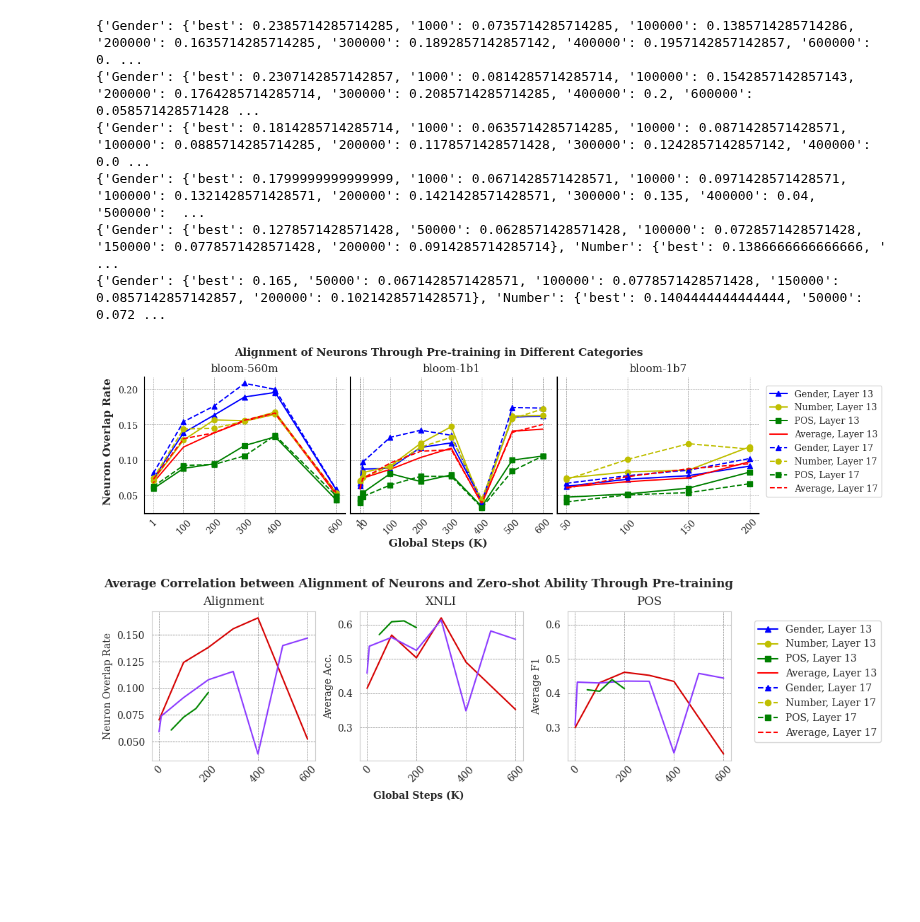
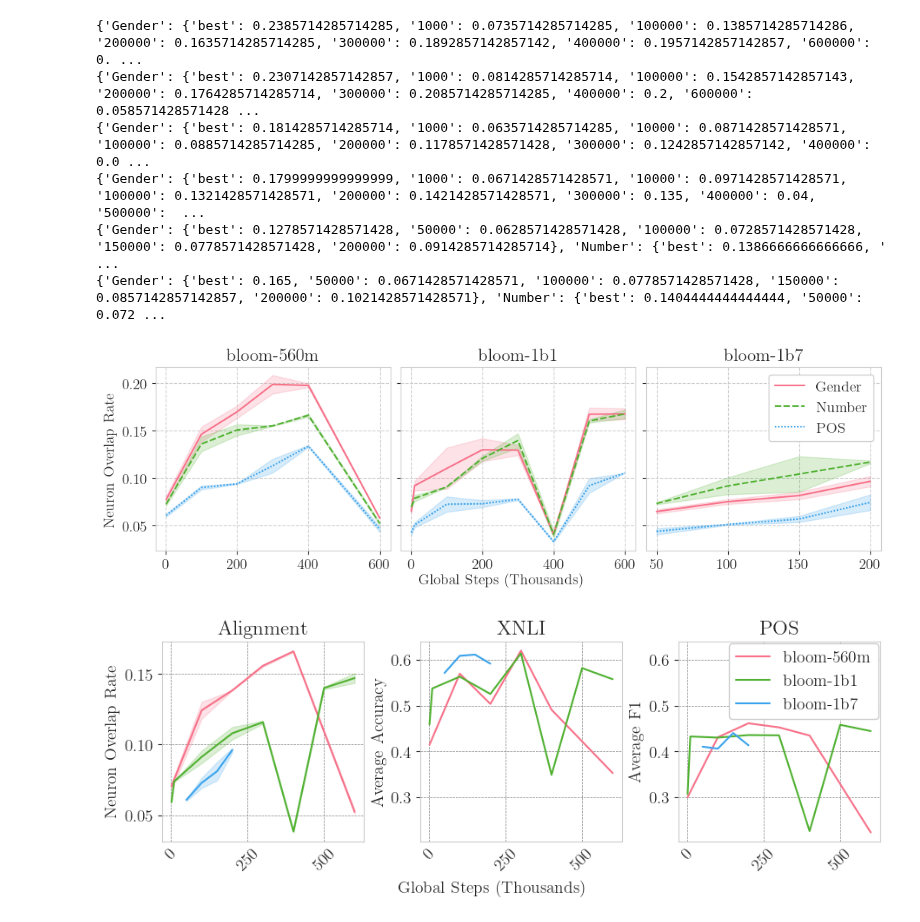
Before and after one commit to ErikaaWang/multilingual-typology-probing, a Jupyter notebook: scatter_plot_ovlp.ipynb, the cells around one changed output. Drawn from its saved outputs; the diff is of its cells as text; code cells hidden in the pictures; blank space fills up the shorter version.

```diff
--- a/scatter_plot_ovlp.ipynb
+++ b/scatter_plot_ovlp.ipynb
@@ -18,3 +12,20 @@ sns.set_palette(palette)
+# %%
+sns.set_style("whitegrid")
+palette = sns.color_palette("husl", 3)
+sns.set_palette(palette)
+
+andy_theme = {'axes.grid': True,
+              'grid.linestyle': '--',
+              'legend.framealpha': 1,
+              'legend.facecolor': 'white',
+              'legend.shadow': False,
+              'figure.dpi': 100,}
+plt.rcParams.update(andy_theme)
+plt.rc('text', usetex=True )
+plt.rc('font', family='Times New Roman', weight='heavy', size=14)
+plt.rcParams['xtick.bottom'] = True
+plt.rcParams['ytick.left'] = True
+plt.rcParams['mathtext.fontset'] = 'custom'
 # %%
 # ==================args=====================
 # checkpoints = ['50000', '100000', '150000', '200000']
@@ -30,6 +41,7 @@ for model in ['bloom-560m', 'bloom-1b1', 'bloom-1b7']:
 
     lines = ['-', '--']
     line_index = 0
+    xs, ys, attrs = [], [], []
     for l in ['inter-layer-13', 'inter-layer-17']:
 
         label = {'inter-layer-13': "Layer 13",
@@ -40,16 +52,23 @@ for model in ['bloom-560m', 'bloom-1b1', 'bloom-1b7']:
 
         print(ovlp_dict)
         shapes = {'Gender':'^', 'Number':'o', 'POS':'s'}
-        colors = {'Gender':'b', 'Number':'y', 'POS':'g'}
         attr_index = 0
         for attr, avg_ovlp_rate in ovlp_dict.items():
             del avg_ovlp_rate['best']
-            x = [int(x) for x in avg_ovlp_rate.keys()]
-            y = avg_ovlp_rate.values()
-            # print(x)
-            # print(y)
+            x = [int(x) / 1000 for x in avg_ovlp_rate.keys()]
+            y = list(avg_ovlp_rate.values())
+            attr
+            xs += x
+            ys += y
+            attrs += [attr] * len(x)
+        line_index += 1
+    sns.lineplot(x=xs, y=ys, hue=attrs, style=attrs, ax=axs[model_index], legend=(model_index==2))
 
-            axs[model_index].plot(x, y, f"{colors[attr]}{shapes[attr]}{lines[line_index]}", label=f'{attr}, {label[l]}')
+    axs[model_index].set_title(model)
+    axs[model_index].xticks = x
+
+    """
+            axs[model_index].plot(x, y, f"{shapes[attr]}{lines[line_index]}", label=f'{attr}, {label[l]}')
             axs[model_index].set_title(model)
             axs[model_index].xticks = x
 
@@ -81,7 +100,6 @@ for model in ['bloom-560m', 'bloom-1b1', 'bloom-1b7']:
 
             attr_index += 1
 
-
         with open(f'csv_files/{model}_{l}_avg-ovlp-rate-by-ckpt.txt', 'r') as f:
             read_lines = f.readlines()
             avg_ovlp_dict = {}
@@ -92,48 +110,48 @@ for model in ['bloom-560m', 'bloom-1b1', 'bloom-1b7']:
                 avg_ovlp_dict[int(split_list[0])] = float(split_list[1])
             ckpts, avg_ovlps = zip(*avg_ovlp_dict.items())
             axs[model_index].plot(ckpts, avg_ovlps, f"r{lines[line_index]}", label=f'Average, {label[l]}')
-        line_index += 1
+        """
 
     model_index += 1
 
+"""
 labels_handles = {
   label: handle for ax in fig.axes for handle, label in zip(*ax.get_legend_handles_labels())
 }
 
 legend = fig.legend(
   labels_handles.values(),
   labels_handles.keys(),
   loc = 'center left',
    bbox_to_anchor=(1, 0.5),
    bbox_transform = plt.gcf().transFigure,
    ncol=1
 )
 
 for text in legend.get_texts():
     text.set_horizontalalignment('center')
 
 # plt.text(-0.3, 1.05, 'k', transform=plt.gcf().transFigure, fontsize=12, verticalalignment='top', horizontalalignment='left')
 # plt.subplots_adjust(wspace=0.4)
-
+"""
 
 # set x label
-fig.text(0.5, -0.04, 'Global Steps (K)', ha='center', fontweight='bold', fontsize=12)
+fig.text(0.5, -0.04, 'Global Steps (Thousands)', ha='center', fontweight='bold', fontsize=14)
 # set y label
-fig.text(-0.02, 0.5, 'Neuron Overlap Rate', va='center', rotation='vertical', fontweight='bold', fontsize=12)
+fig.text(-0.02, 0.5, 'Neuron Overlap Rate', va='center', rotation='vertical', fontweight='bold', fontsize=14)
 
 # set plot title
-fig.suptitle('Alignment of Neurons Through Pre-training in Different Categories', fontweight='bold', fontsize=12)
 # plt.tight_layout(rect=[0, 0.03, 0.85, 0.95])
 # plt.setp(axs, xlabel='Global Steps (K)', ylabel='Neuron Overlap Rate')
 plt.savefig(f'experiments/scatterplots/alignment.pdf', bbox_inches='tight')
 # %% [output]
 {'Gender': {'best': 0.2385714285714285, '1000': 0.0735714285714285, '100000': 0.1385714285714286, '200000': 0.1635714285714285, '300000': 0.1892857142857142, '400000': 0.1957142857142857, '600000': 0. ...
 {'Gender': {'best': 0.2307142857142857, '1000': 0.0814285714285714, '100000': 0.1542857142857143, '200000': 0.1764285714285714, '300000': 0.2085714285714285, '400000': 0.2, '600000': 0.058571428571428 ...
 {'Gender': {'best': 0.1814285714285714, '1000': 0.0635714285714285, '10000': 0.0871428571428571, '100000': 0.0885714285714285, '200000': 0.1178571428571428, '300000': 0.1242857142857142, '400000': 0.0 ...
 {'Gender': {'best': 0.1799999999999999, '1000': 0.0671428571428571, '10000': 0.0971428571428571, '100000': 0.1321428571428571, '200000': 0.1421428571428571, '300000': 0.135, '400000': 0.04, '500000':  ...
 {'Gender': {'best': 0.1278571428571428, '50000': 0.0628571428571428, '100000': 0.0728571428571428, '150000': 0.0778571428571428, '200000': 0.0914285714285714}, 'Number': {'best': 0.1386666666666666, ' ...
 {'Gender': {'best': 0.165, '50000': 0.0671428571428571, '100000': 0.0778571428571428, '150000': 0.0857142857142857, '200000': 0.1021428571428571}, 'Number': {'best': 0.1404444444444444, '50000': 0.072 ...
-[figure, old version]
+[figure, new version]
 # %%
 def print_pearson(variable_list_1, variable_list_2):
     pearson_corr, pearson_p_value = pearsonr(variable_list_1, variable_list_2)
@@ -181,7 +199,7 @@ model_index = 0
 # axs_dup = [ax.twinx() for ax in axs]
 
 for model in ['bloom-560m', 'bloom-1b1', 'bloom-1b7']:
-    avg_alignment = {}
+    avg_alignment = []
     for l in ['inter-layer-13', 'inter-layer-17']:
 
         with open(f'csv_files/{model}_{l}_avg-ovlp-rate-by-ckpt.txt', 'r') as f:
@@ -191,15 +209,10 @@ for model in ['bloom-560m', 'bloom-1b1', 'bloom-1b7']:
                 split_list = line.split(',')
                 if split_list[0] == 'best':
                     continue
-                if int(split_list[0]) not in avg_alignment:
-                    avg_alignment[int(split_list[0])] = 0
-                avg_alignment[int(split_list[0])] += float(split_list[1])
+                avg_alignment.append([int(split_list[0]), float(split_list[1])])
 
-    for k, v in avg_alignment.items():
-        avg_alignment[k] = v/2
-
-    ckpts, avg_ovlps = zip(*avg_alignment.items())
-    axs[0].plot(ckpts, avg_ovlps, "-", label=f'{model}')
+    ckpts, avg_ovlps = zip(*avg_alignment)
+    sns.lineplot(x=ckpts, y=avg_ovlps, label=f'{model}', ax=axs[0], legend=False)
     var_1 = avg_ovlps
     # print(var_1)
 
@@ -258,7 +271,7 @@ axs[1].set_title('XNLI')
 axs[2].set_title('POS')
 
 axs[0].set_ylabel('Neuron Overlap Rate')
-axs[1].set_ylabel('Average Acc.')
+axs[1].set_ylabel('Average Accuracy')
 axs[2].set_ylabel('Average F1')
 
 axs[1].get_shared_y_axes().join(axs[1], axs[2])
@@ -271,27 +284,24 @@ axs[1].get_shared_y_axes().join(axs[1], axs[2])
 # axs_dup[2].spines['left'].set_color('none')
 # axs_dup[2].spines['right'].set_linewidth(1.5)
 
-# labels_handles = {
-#   label: handle for ax in fig.axes for handle, label in zip(*ax.get_legend_handles_labels())
-# }
+labels_handles = {
+   label: handle for ax in fig.axes for handle, label in zip(*ax.get_legend_handles_labels())
+ }
 
-fig.text(0.5, -0.04, 'Global Steps (K)', ha='center', va='center', fontweight='bold')
+fig.text(0.5, -0.04, 'Global Steps (Thousands)', ha='center', va='center', fontweight='bold')
 # fig.text(-0.01, 0.5, 'Neuron Overlap Rate', ha='center', va='center', rotation='vertical', fontweight='bold')
 # fig.text(1.01, 0.5, 'Average Score', ha='center', va='center', rotation='vertical', fontweight='bold')
 
 fig.legend(
   labels_handles.values(),
   labels_handles.keys(),
-  loc = 'center left',
-   bbox_to_anchor=(1.02, 0.5),
+   bbox_to_anchor=(1.004, 0.93),
    bbox_transform = plt.gcf().transFigure,
    ncol=1
 )
 
-fig.suptitle('Average Correlation between Alignment of Neurons and Zero-shot Ability Through Pre-training', fontweight='bold', fontsize=12)
-
 plt.savefig(f'experiments/scatterplots/crslgual_curve.pdf', bbox_inches='tight')
 # %% [output]
-[figure, old version]
+[figure, new version]
 # %%
 # ======================#3 correlation plot - scatter#==============================
```
Also changed, not shown: parts of 4 cells of this notebook, 7 other files.
